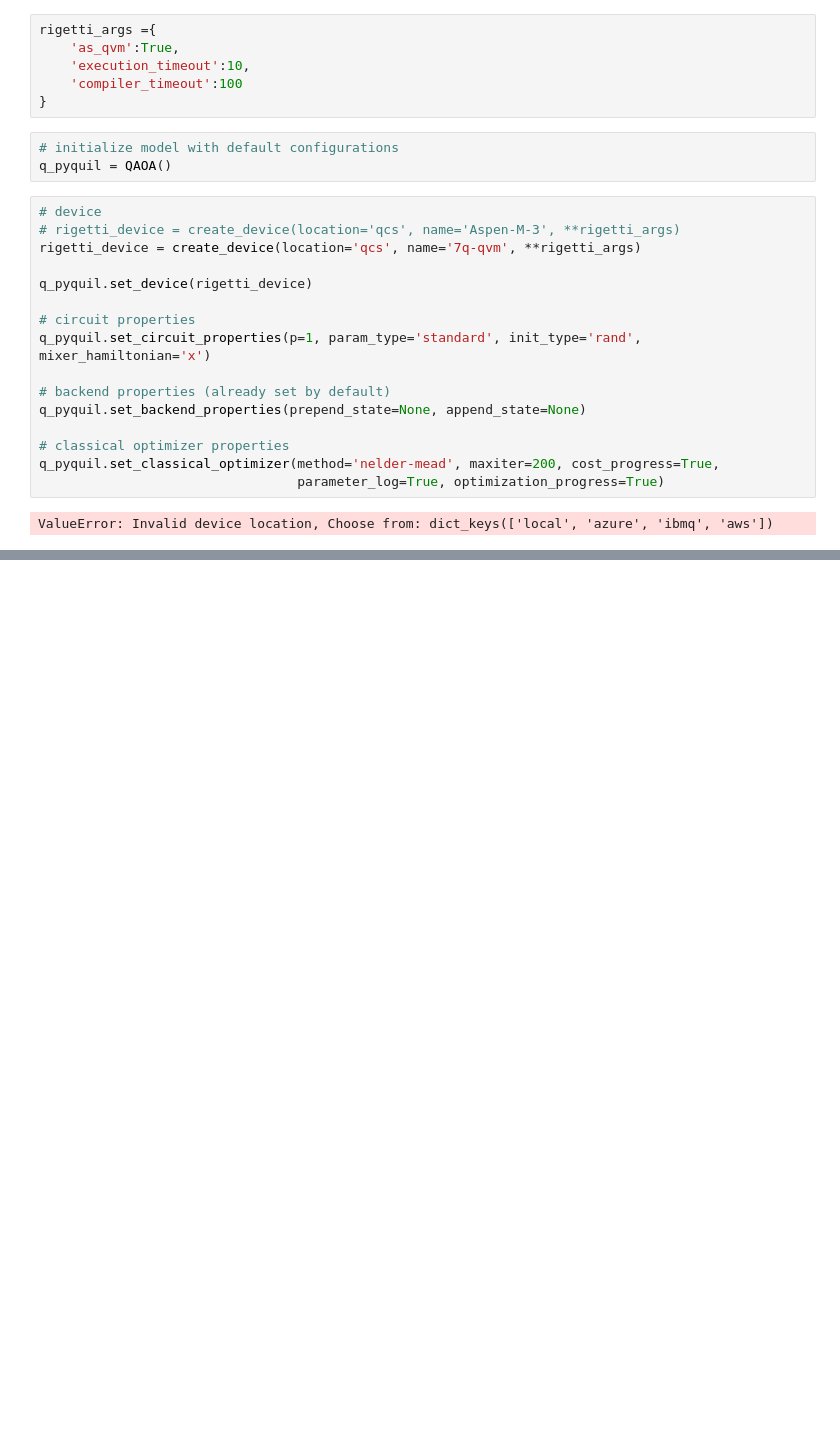
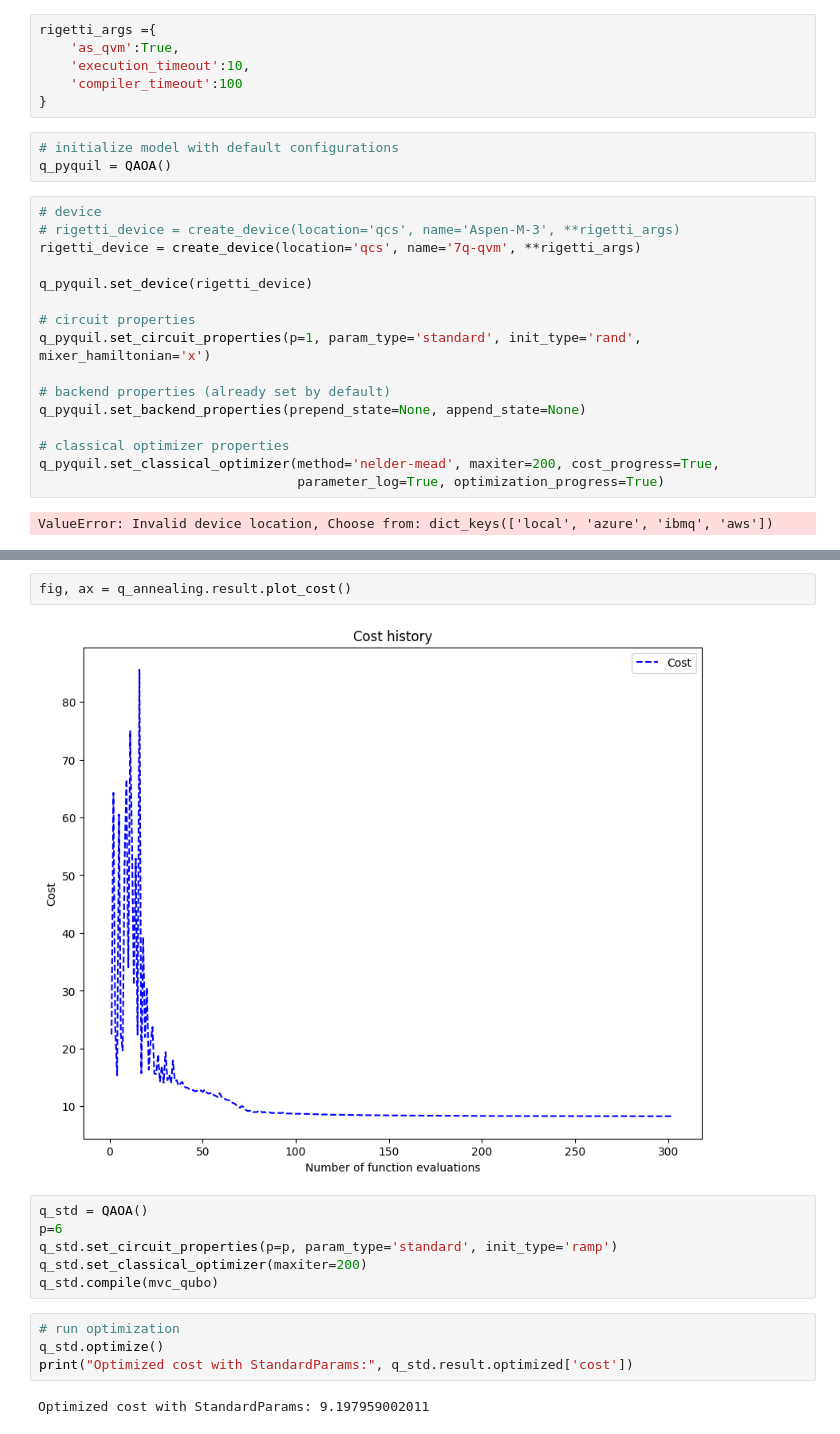
Before and after one commit to gzquse/DEAL_QUBO, a Jupyter notebook: explore/openqaoa.ipynb, the cells around one changed output, grey strips where cells are left out. Drawn from its saved outputs; the diff is of its cells as text; blank space fills up the shorter version.

```diff
--- a/explore/openqaoa.ipynb
+++ b/explore/openqaoa.ipynb
@@ -278,0 +449,16 @@ ValueError: Invalid device location, Choose from: dict_keys(['local', 'azure', '
+# %%
+fig, ax = q_annealing.result.plot_cost()
+# %% [output]
+[figure, added]
+# %%
+q_std = QAOA()
+p=6
+q_std.set_circuit_properties(p=p, param_type='standard', init_type='ramp')
+q_std.set_classical_optimizer(maxiter=200)
+q_std.compile(mvc_qubo)
+# %%
+# run optimization
+q_std.optimize()
+print("Optimized cost with StandardParams:", q_std.result.optimized['cost'])
+# %% [output]
+Optimized cost with StandardParams: 9.197959002011
```
Also changed, not shown: parts of 98 cells of this notebook, 6 other files.
